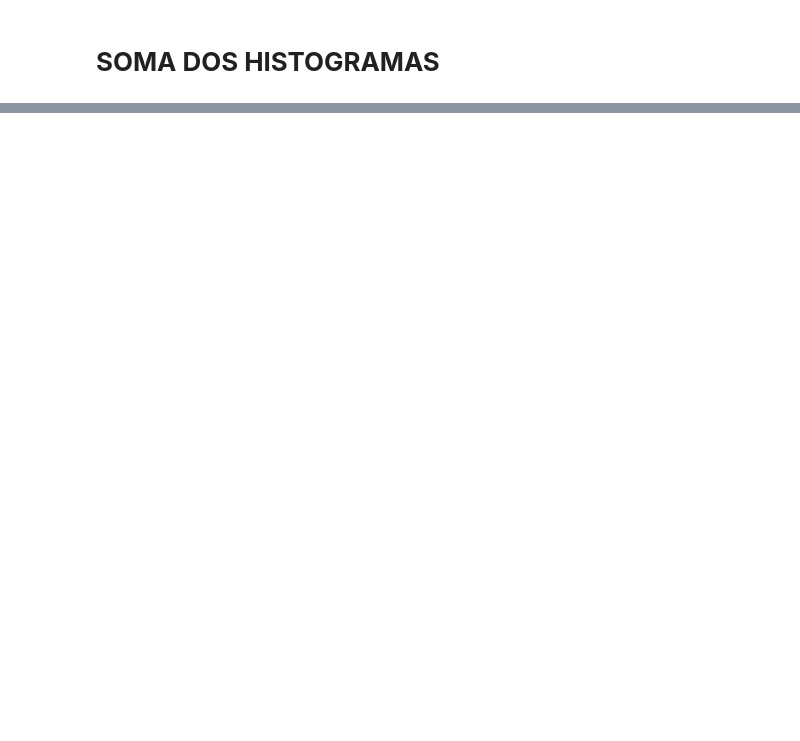
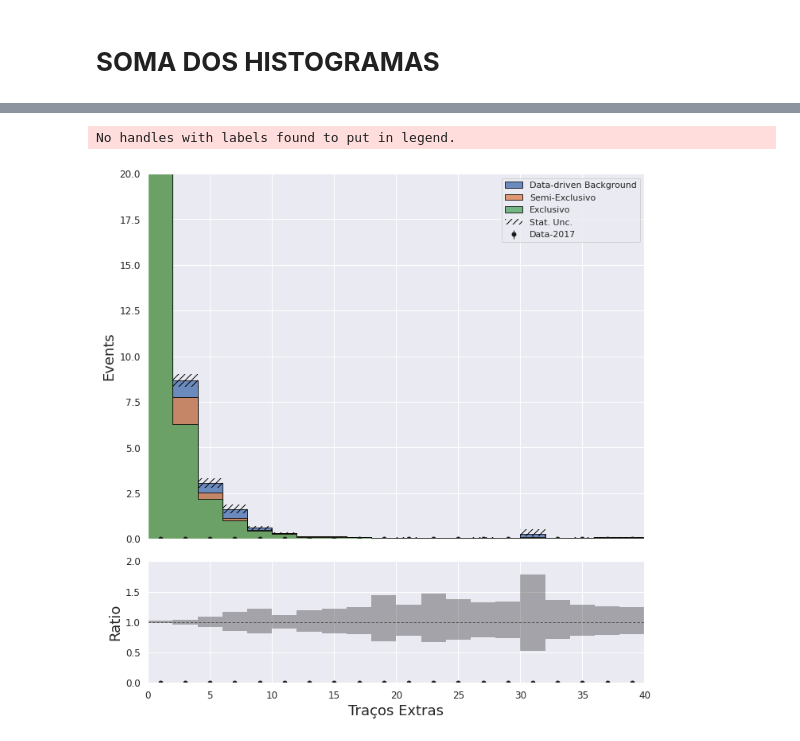
Before and after one commit to teteumac/DileptonAnalysis, a Jupyter notebook: pps_dilepton_ml_final.ipynb, the cells around one changed output, grey strips where cells are left out. Drawn from its saved outputs; the diff is of its cells as text; code cells hidden in the pictures; blank space fills up the shorter version.

```diff
--- a/pps_dilepton_ml_final.ipynb
+++ b/pps_dilepton_ml_final.ipynb
@@ -2148,34 +2519,37 @@ hist.plot1d(
     extrahist['Data-2017'],
     overlay="sample",
     ax=ax,
     clear=False,
     error_opts=data_err_opts,
     density = False
 )
 plt.ylim(0, 1750)
 #plt.yscale('log')
 plt.legend(loc="upper right")
 ax.autoscale(axis='x', tight=True)
-ax.set_ylim(0, 16)
+ax.set_ylim(0, 20)
 ax.set_xlabel(None)
 #ax = hep.cms.cmslabel(data=False, paper=False, year='$18.34 fb^{-1}$', ax=ax)
 leg = ax.legend()
 
 hist.plotratio(
     num=extrahist['Data-2017'].sum("sample"),
     denom=extrahist[notdata].sum("sample"),
     ax=rax,
     error_opts=data_err_opts,
     denom_fill_opts={},
     guide_opts={},
     unc='num'
 )
 rax.set_ylabel('Ratio')
 rax.set_ylim(0,2)
 plt.tight_layout()
 plt.show()
 #plt.savefig('/home/matheus/test/hist_massa_normalized.png')
 plt.close()
+# %% [output]
+No handles with labels found to put in legend.
+[figure, added]
 # %%
 
 masshist = histo.sum("pt", "extratracks", 'acopla')
```
Also changed, not shown: parts of 61 cells of this notebook.
